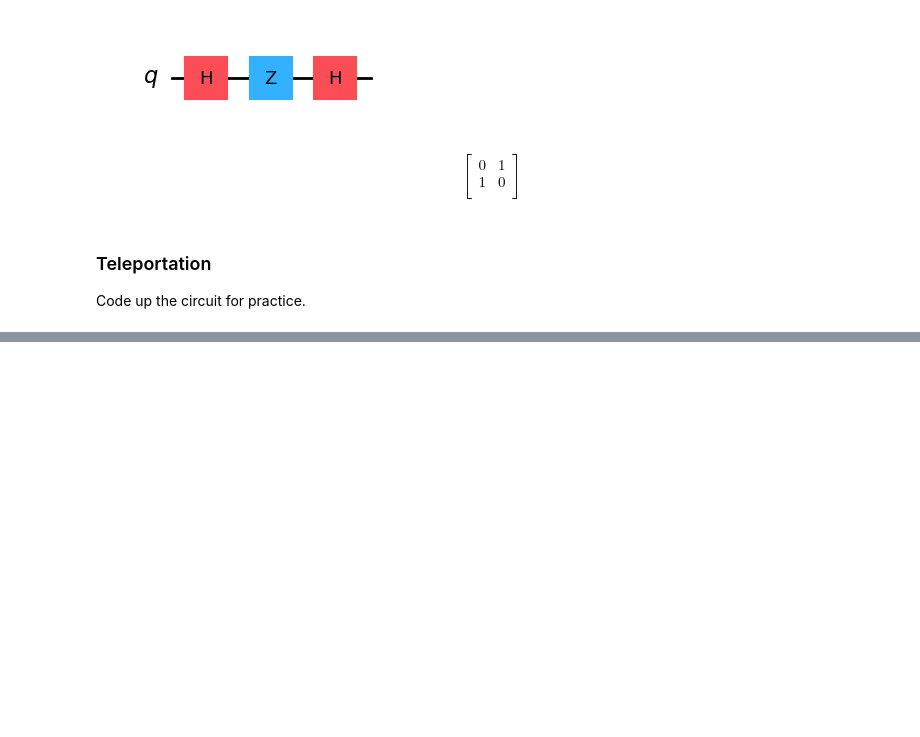
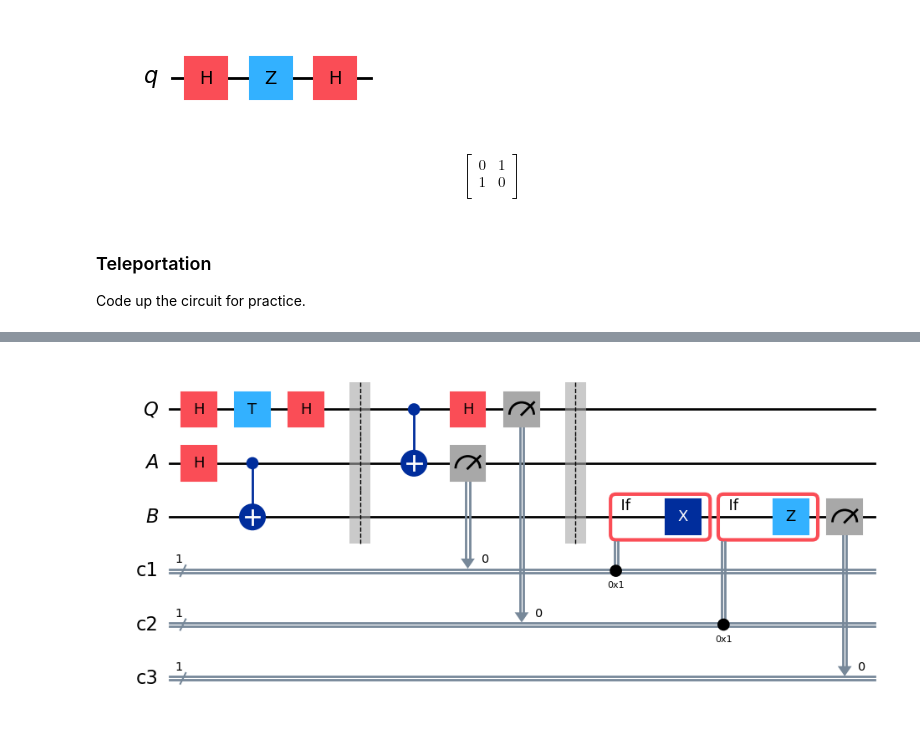
Before and after one commit to jg-data/qiskit-exploration, a Jupyter notebook: Foundations exploration.ipynb, the cells around one changed output, grey strips where cells are left out. Saved outputs shown, nothing was run; the diff lists cells and outputs as text; code cells hidden in the pictures; blank space fills up the shorter version.

```diff
--- a/Foundations exploration.ipynb
+++ b/Foundations exploration.ipynb
@@ -254,0 +307,19 @@ Code up the circuit for practice.
+# %%
+#Prepare the message
+prep = QuantumCircuit(message, alice, bob, c1, c2, c3)
+
+prep.h(message)
+prep.t(message)
+prep.h(message)
+
+#Measure Bob's result
+measBob = QuantumCircuit(message, alice, bob, c1, c2, c3)
+measBob.measure(bob,c3)
+
+#Compose prep with teleport
+qTelepPi8 = prep.compose(qTelep)
+qTelepPi8 = qTelepPi8.compose(measBob)
+
+display(qTelepPi8.draw(output="mpl"))
+# %% [output]
+[figure, added]
```
Also changed, not shown: parts of 8 cells of this notebook.
